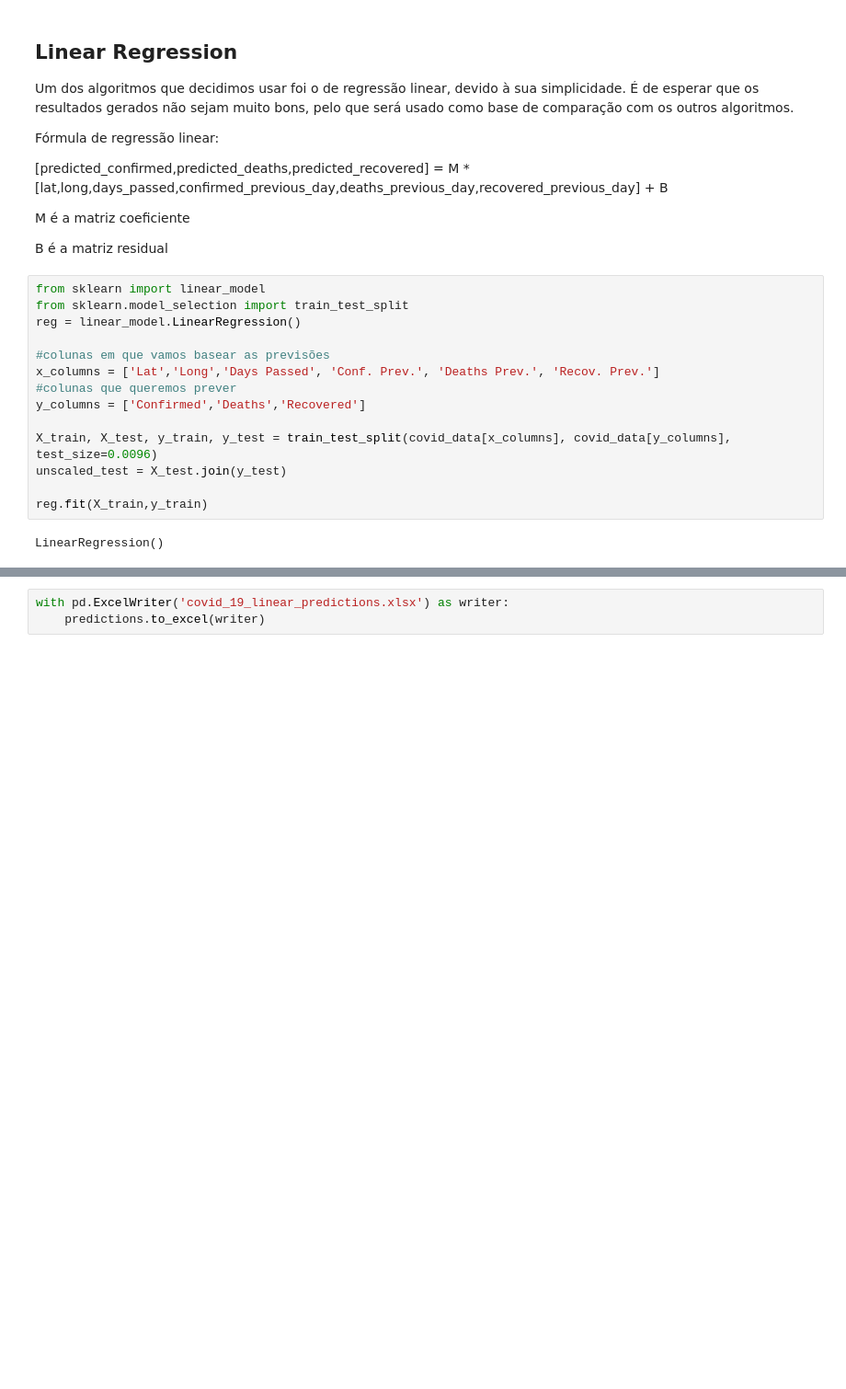
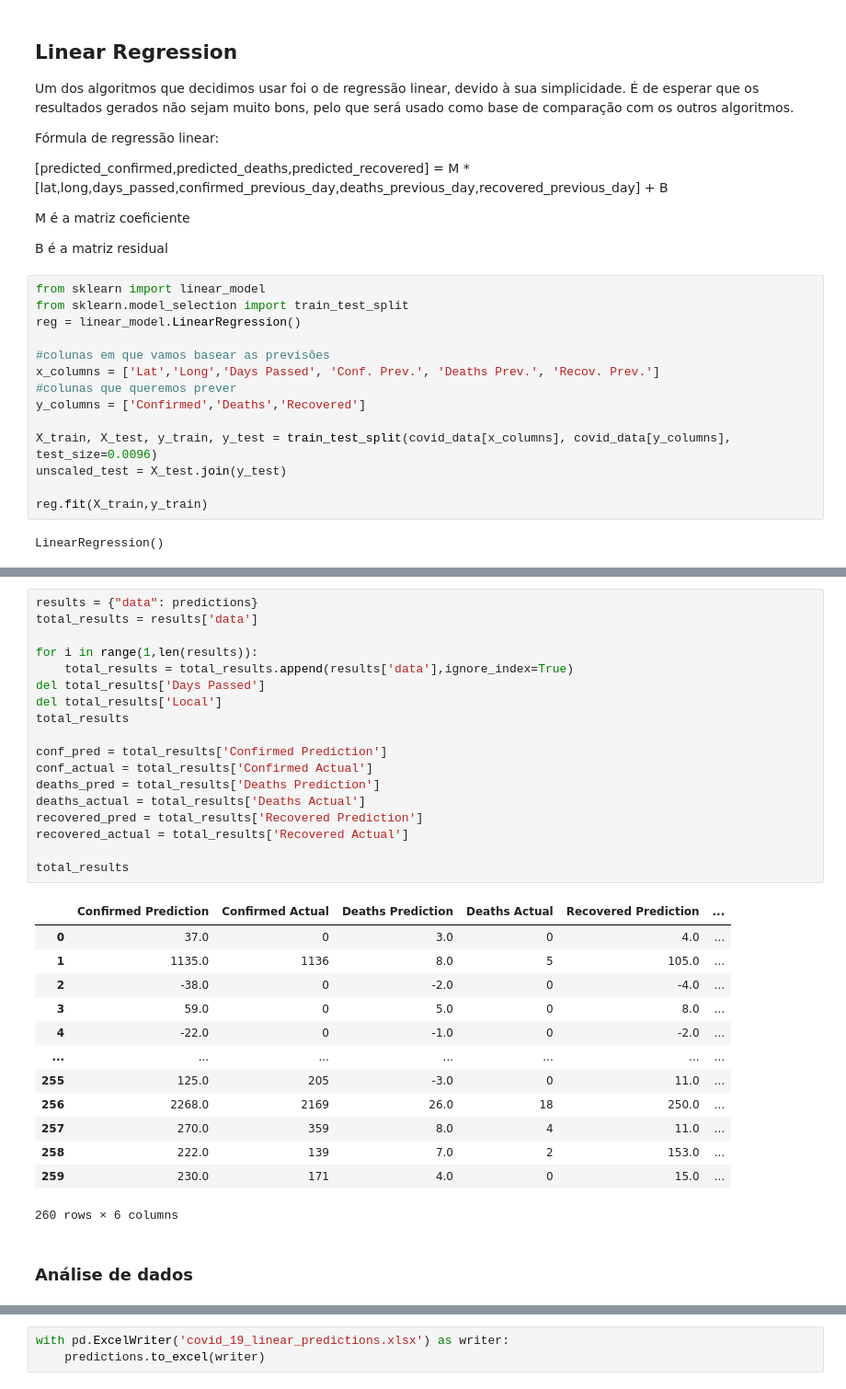
Before and after one commit to JoaoRicardoCardoso/MIEIC_IART_19_PROJ, a Jupyter notebook: PROJ2/Linear-Regression.ipynb, the cells around one changed output, grey strips where cells are left out. Shown at 92% size. Drawn from its saved outputs; the diff is of its cells as text; blank space fills up the shorter version.

```diff
--- a/PROJ2/Linear-Regression.ipynb
+++ b/PROJ2/Linear-Regression.ipynb
@@ -189,3 +211,37 @@ predictions
+# %%
+results = {"data": predictions}
+total_results = results['data']
+
+for i in range(1,len(results)):
+    total_results = total_results.append(results['data'],ignore_index=True)
+del total_results['Days Passed']
+del total_results['Local']
+total_results
+
+conf_pred = total_results['Confirmed Prediction']
+conf_actual = total_results['Confirmed Actual']
+deaths_pred = total_results['Deaths Prediction']
+deaths_actual = total_results['Deaths Actual']
+recovered_pred = total_results['Recovered Prediction']
+recovered_actual = total_results['Recovered Actual']
+
+total_results
+# %% [output]
+|  | Confirmed Prediction | Confirmed Actual | Deaths Prediction | Deaths Actual | Recovered Prediction | ... |
+| 0 | 37.0 | 0 | 3.0 | 0 | 4.0 | ... |
+| 1 | 1135.0 | 1136 | 8.0 | 5 | 105.0 | ... |
+| 2 | -38.0 | 0 | -2.0 | 0 | -4.0 | ... |
+| 3 | 59.0 | 0 | 5.0 | 0 | 8.0 | ... |
+| 4 | -22.0 | 0 | -1.0 | 0 | -2.0 | ... |
+| ... | ... | ... | ... | ... | ... | ... |
+| 255 | 125.0 | 205 | -3.0 | 0 | 11.0 | ... |
+| 256 | 2268.0 | 2169 | 26.0 | 18 | 250.0 | ... |
+| 257 | 270.0 | 359 | 8.0 | 4 | 11.0 | ... |
+| 258 | 222.0 | 139 | 7.0 | 2 | 153.0 | ... |
+| 259 | 230.0 | 171 | 4.0 | 0 | 15.0 | ... |
+260 rows × 6 columns
+# %% [markdown]
+### Análise de dados
 # %%
 from sklearn.metrics import *
 
```
Also changed, not shown: parts of 10 cells of this notebook, 1 other file.
